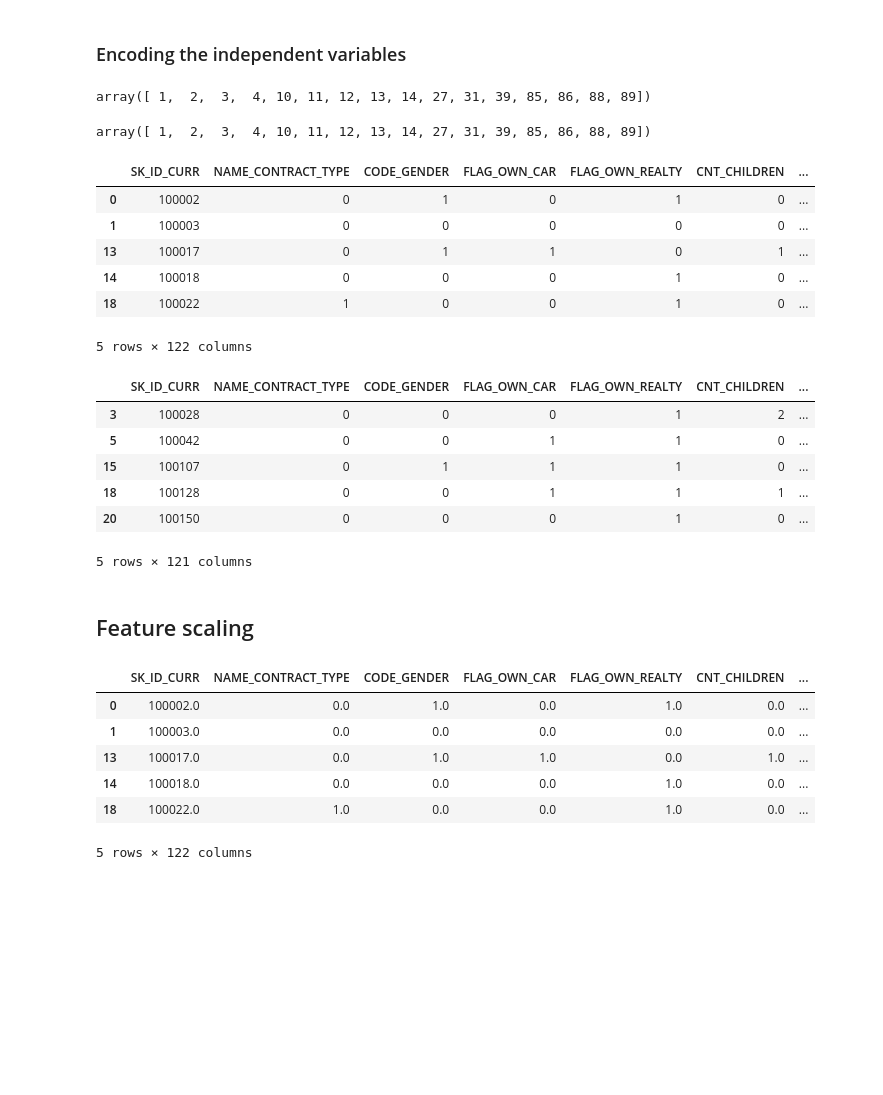
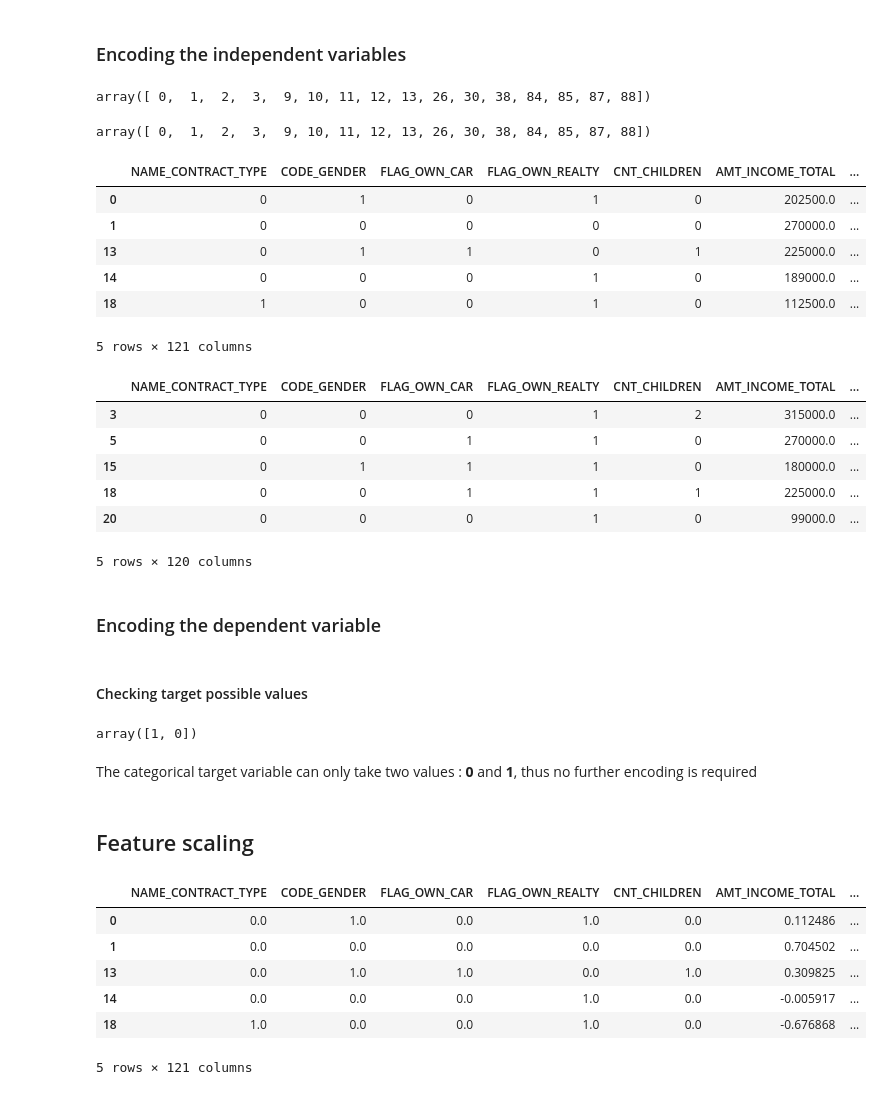
Before and after one commit to outtayerloop/home-credit, a Jupyter notebook: home-credit/notebooks/1.0_cbw_data_preprocessing.ipynb, the cells around one changed output. Cells and saved outputs as stored; diff of their text form; code cells hidden in the pictures; blank space fills up the shorter version.

```diff
--- a/home-credit/notebooks/1_0_cbw_data_preprocessing.ipynb
+++ b/home-credit/notebooks/1.0_cbw_data_preprocessing.ipynb
@@ -46,0 +45,3 @@ array([1, 0])
+# %%
+train = train.drop(['SK_ID_CURR'], axis=1)
+test = test.drop(['SK_ID_CURR'], axis=1)
@@ -46,0 +50,3 @@ array([1, 0])
+# %%
+test = test[train.drop(['TARGET'], axis=1).columns]
+test.head()
@@ -57,6 +71,6 @@ test.shape
 # %%
 from sklearn.impute import SimpleImputer
-imputer = SimpleImputer(missing_values=np.nan, strategy='mean')
+imputer = SimpleImputer(missing_values=np.nan, strategy='median')
 x_dtypes_train = train.dtypes[:-1]
 num_cols_train = x_dtypes_train == np.number
 X_train = train.iloc[:, :-1].values
@@ -75,6 +89,6 @@ train.head()
 # %%
 from sklearn.impute import SimpleImputer
-imputer = SimpleImputer(missing_values=np.nan, strategy='mean')
+imputer = SimpleImputer(missing_values=np.nan, strategy='median')
 x_dtypes_test = test.dtypes
 num_cols_test = x_dtypes_test == np.number
 X_test = test.iloc[:, :].values
@@ -136,15 +152,14 @@ txt_cols_train = train.select_dtypes('object').columns
 txt_indexes_train = train.columns.get_indexer(txt_cols_train)
 txt_indexes_train
 # %% [output]
-array([ 1,  2,  3,  4, 10, 11, 12, 13, 14, 27, 31, 39, 85, 86, 88, 89])
+array([ 0,  1,  2,  3,  9, 10, 11, 12, 13, 26, 30, 38, 84, 85, 87, 88])
 # %%
 txt_cols_test = test.select_dtypes('object').columns
 txt_indexes_test = test.columns.get_indexer(txt_cols_test)
 txt_indexes_test
 # %% [output]
-array([ 1,  2,  3,  4, 10, 11, 12, 13, 14, 27, 31, 39, 85, 86, 88, 89])
+array([ 0,  1,  2,  3,  9, 10, 11, 12, 13, 26, 30, 38, 84, 85, 87, 88])
 # %%
-from sklearn.compose import ColumnTransformer
 from sklearn.preprocessing import LabelEncoder
 label_encoder_x = LabelEncoder()
 X_train = train.iloc[:, :-1].values
@@ -153,30 +168,39 @@ for i in txt_indexes_train:
 train.iloc[:, :-1] = X_train
 train.head()
 # %% [output]
-|  | SK_ID_CURR | NAME_CONTRACT_TYPE | CODE_GENDER | FLAG_OWN_CAR | FLAG_OWN_REALTY | CNT_CHILDREN | ... |
-| 0 | 100002 | 0 | 1 | 0 | 1 | 0 | ... |
-| 1 | 100003 | 0 | 0 | 0 | 0 | 0 | ... |
-| 13 | 100017 | 0 | 1 | 1 | 0 | 1 | ... |
-| 14 | 100018 | 0 | 0 | 0 | 1 | 0 | ... |
-| 18 | 100022 | 1 | 0 | 0 | 1 | 0 | ... |
+|  | NAME_CONTRACT_TYPE | CODE_GENDER | FLAG_OWN_CAR | FLAG_OWN_REALTY | CNT_CHILDREN | AMT_INCOME_TOTAL | ... |
+| 0 | 0 | 1 | 0 | 1 | 0 | 202500.0 | ... |
+| 1 | 0 | 0 | 0 | 0 | 0 | 270000.0 | ... |
+| 13 | 0 | 1 | 1 | 0 | 1 | 225000.0 | ... |
+| 14 | 0 | 0 | 0 | 1 | 0 | 189000.0 | ... |
+| 18 | 1 | 0 | 0 | 1 | 0 | 112500.0 | ... |
-5 rows × 122 columns
+5 rows × 121 columns
 # %%
-from sklearn.compose import ColumnTransformer
 from sklearn.preprocessing import LabelEncoder
 label_encoder_x = LabelEncoder()
-X_test = test.iloc[:, :-1].values
+X_test = test.iloc[:, :].values
 for i in txt_indexes_test:
   X_test[:, i] = label_encoder_x.fit_transform(X_test[:, i])
-test.iloc[:, :-1] = X_test
+test.iloc[:, :] = X_test
 test.head()
 # %% [output]
-|  | SK_ID_CURR | NAME_CONTRACT_TYPE | CODE_GENDER | FLAG_OWN_CAR | FLAG_OWN_REALTY | CNT_CHILDREN | ... |
-| 3 | 100028 | 0 | 0 | 0 | 1 | 2 | ... |
-| 5 | 100042 | 0 | 0 | 1 | 1 | 0 | ... |
-| 15 | 100107 | 0 | 1 | 1 | 1 | 0 | ... |
-| 18 | 100128 | 0 | 0 | 1 | 1 | 1 | ... |
-| 20 | 100150 | 0 | 0 | 0 | 1 | 0 | ... |
+|  | NAME_CONTRACT_TYPE | CODE_GENDER | FLAG_OWN_CAR | FLAG_OWN_REALTY | CNT_CHILDREN | AMT_INCOME_TOTAL | ... |
+| 3 | 0 | 0 | 0 | 1 | 2 | 315000.0 | ... |
+| 5 | 0 | 0 | 1 | 1 | 0 | 270000.0 | ... |
+| 15 | 0 | 1 | 1 | 1 | 0 | 180000.0 | ... |
+| 18 | 0 | 0 | 1 | 1 | 1 | 225000.0 | ... |
+| 20 | 0 | 0 | 0 | 1 | 0 | 99000.0 | ... |
-5 rows × 121 columns
+5 rows × 120 columns
+# %% [markdown]
+### Encoding the dependent variable
+# %% [markdown]
+#### Checking target possible values
+# %%
+train['TARGET'].unique()
+# %% [output]
+array([1, 0])
+# %% [markdown]
+The categorical target variable can only take two values : **0** and **1**, thus no further encoding is required
 # %% [markdown]
 ## Feature scaling
 # %%
@@ -187,13 +211,13 @@ X_train[:, num_cols_train] = sc.fit_transform(X_train[:, num_cols_train]) # we d
 train.iloc[:, :-1] = X_train
 train.head()
 # %% [output]
-|  | SK_ID_CURR | NAME_CONTRACT_TYPE | CODE_GENDER | FLAG_OWN_CAR | FLAG_OWN_REALTY | CNT_CHILDREN | ... |
-| 0 | 100002.0 | 0.0 | 1.0 | 0.0 | 1.0 | 0.0 | ... |
-| 1 | 100003.0 | 0.0 | 0.0 | 0.0 | 0.0 | 0.0 | ... |
-| 13 | 100017.0 | 0.0 | 1.0 | 1.0 | 0.0 | 1.0 | ... |
-| 14 | 100018.0 | 0.0 | 0.0 | 0.0 | 1.0 | 0.0 | ... |
-| 18 | 100022.0 | 1.0 | 0.0 | 0.0 | 1.0 | 0.0 | ... |
+|  | NAME_CONTRACT_TYPE | CODE_GENDER | FLAG_OWN_CAR | FLAG_OWN_REALTY | CNT_CHILDREN | AMT_INCOME_TOTAL | ... |
+| 0 | 0.0 | 1.0 | 0.0 | 1.0 | 0.0 | 0.112486 | ... |
+| 1 | 0.0 | 0.0 | 0.0 | 0.0 | 0.0 | 0.704502 | ... |
+| 13 | 0.0 | 1.0 | 1.0 | 0.0 | 1.0 | 0.309825 | ... |
+| 14 | 0.0 | 0.0 | 0.0 | 1.0 | 0.0 | -0.005917 | ... |
+| 18 | 1.0 | 0.0 | 0.0 | 1.0 | 0.0 | -0.676868 | ... |
-5 rows × 122 columns
+5 rows × 121 columns
 # %%
 from sklearn.preprocessing import StandardScaler
 sc = StandardScaler() # standardization implies values between approximately -3 and 3
```
Also changed, not shown: parts of 32 cells of this notebook.
